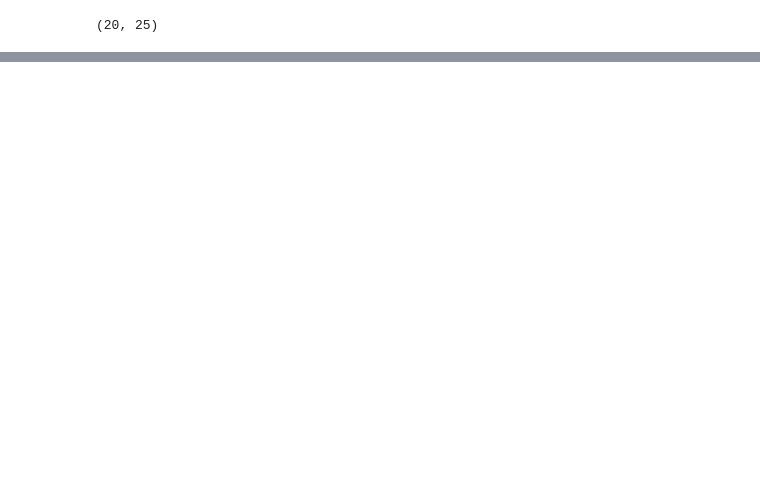
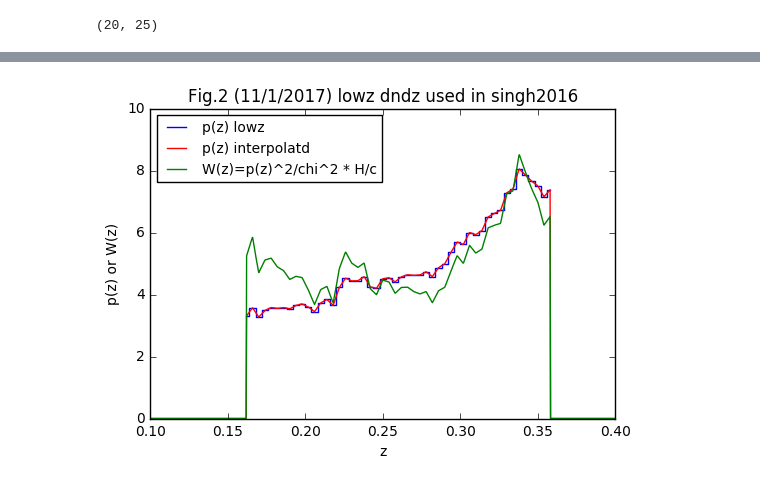
Before and after one commit to liuxx479/gplus, a Jupyter notebook: lowz.ipynb, the cells around one changed output, grey strips where cells are left out. Drawn from its saved outputs; the diff is of its cells as text; code cells hidden in the pictures; blank space fills up the shorter version.

```diff
--- a/lowz.ipynb
+++ b/lowz.ipynb
@@ -41,0 +50,46 @@ TypeError: Input z must be a 2D array.
+# %%
+zmin,zmax = 0.16, 0.36
+nz, zedges=histogram(allz, bins=linspace(zmin,zmax,51))
+istep = zedges[1]-zedges[0]
+zcenter = zedges [:-1] + 0.5 * istep
+dndz = nz.astype(float)/sum(nz)/istep
+pz = interpolate.interp1d(zcenter,dndz,bounds_error=0,fill_value=0.)
+zarr=linspace(0.1,0.4,1000)
+pz_test = pz(zarr)
+# %%
+## cosmology WMAP9
+h = 0.7
+H0 = h*100
+ob = 0.046
+oc = 0.236
+om = ob+oc
+ol = 1-om#0.718
+ns = 0.9646
+s8 = 0.817
+# %%
+### constants and small functions
+c = 299792.458#km/s
+Gnewton = 6.674e-8#cgs cm^3/g/s^2
+
+H = lambda z: H0*sqrt(om*(1+z)**3+ol)
+H_inv = lambda z:  1/(H0*sqrt(om*(1+z)**3+ol))
+Hcgs = lambda z: H(z)*3.24e-20
+DC = lambda z: c*quad(H_inv, 0, z)[0]
+W_fcn = lambda z: (pz(z) / DC(z))**2 / c * H(z) # dchi/dz = c/H
+rho_cz = lambda z: 0.375*Hcgs(z)**2/pi/Gnewton
+# %%
+Wnorm = quad(W_fcn, zmin, zmax) [0]
+W_arr = array([W_fcn(iz)/Wnorm for iz in zarr])
+W = interpolate.interp1d(zarr,W_arr,bounds_error=0,fill_value=0.)
+# %%
+plot(zcenter, dndz, drawstyle='steps-mid',label='p(z) lowz')
+plot(zarr,pz_test, 'r',label='p(z) interpolatd')
+plot(zarr,W_arr, 'g',label='W(z)=p(z)^2/chi^2 * H/c')
+xlabel('z')
+ylabel('p(z) or W(z)')
+ylim(0,10)
+legend(fontsize=10,loc=0)
+title('Fig.2 (11/1/2017) lowz dndz used in singh2016')
+show()
+# %% [output]
+[figure, added]
```
Also changed, not shown: parts of 5 cells of this notebook.
